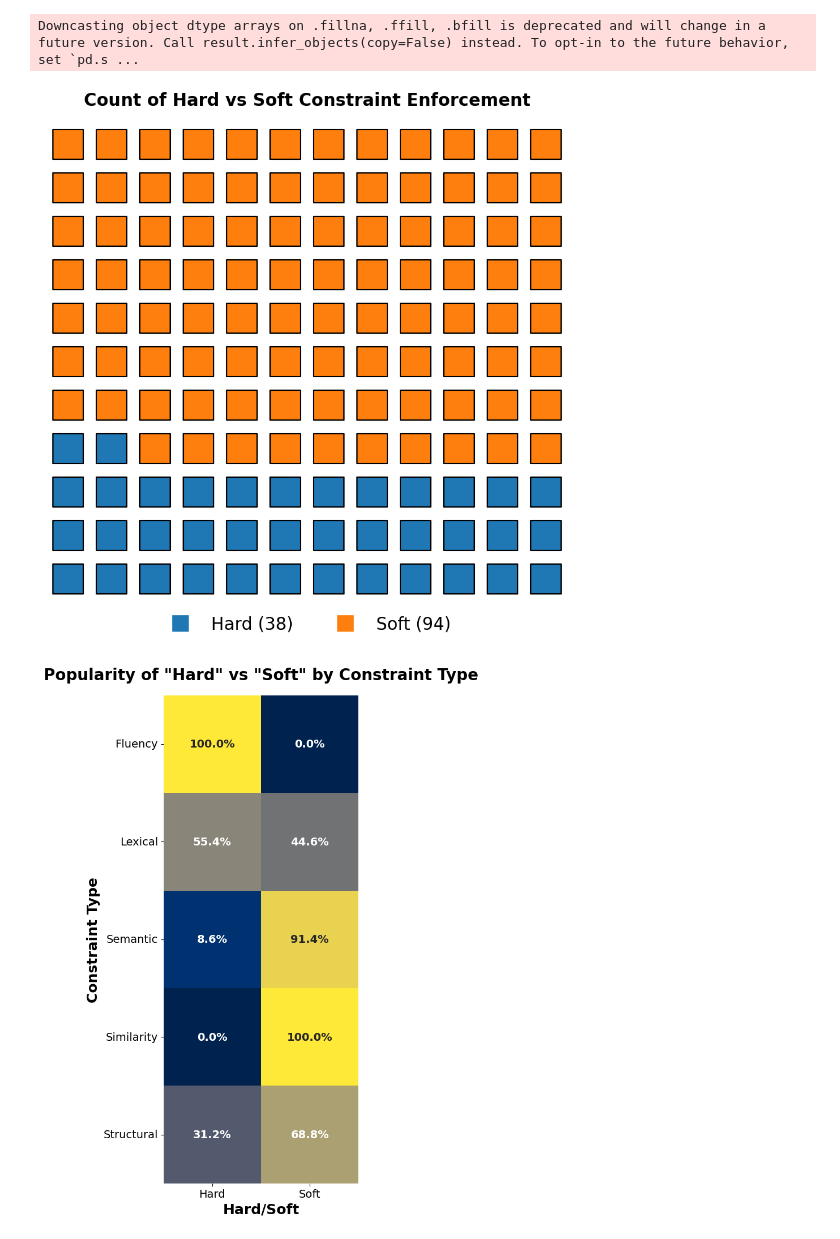
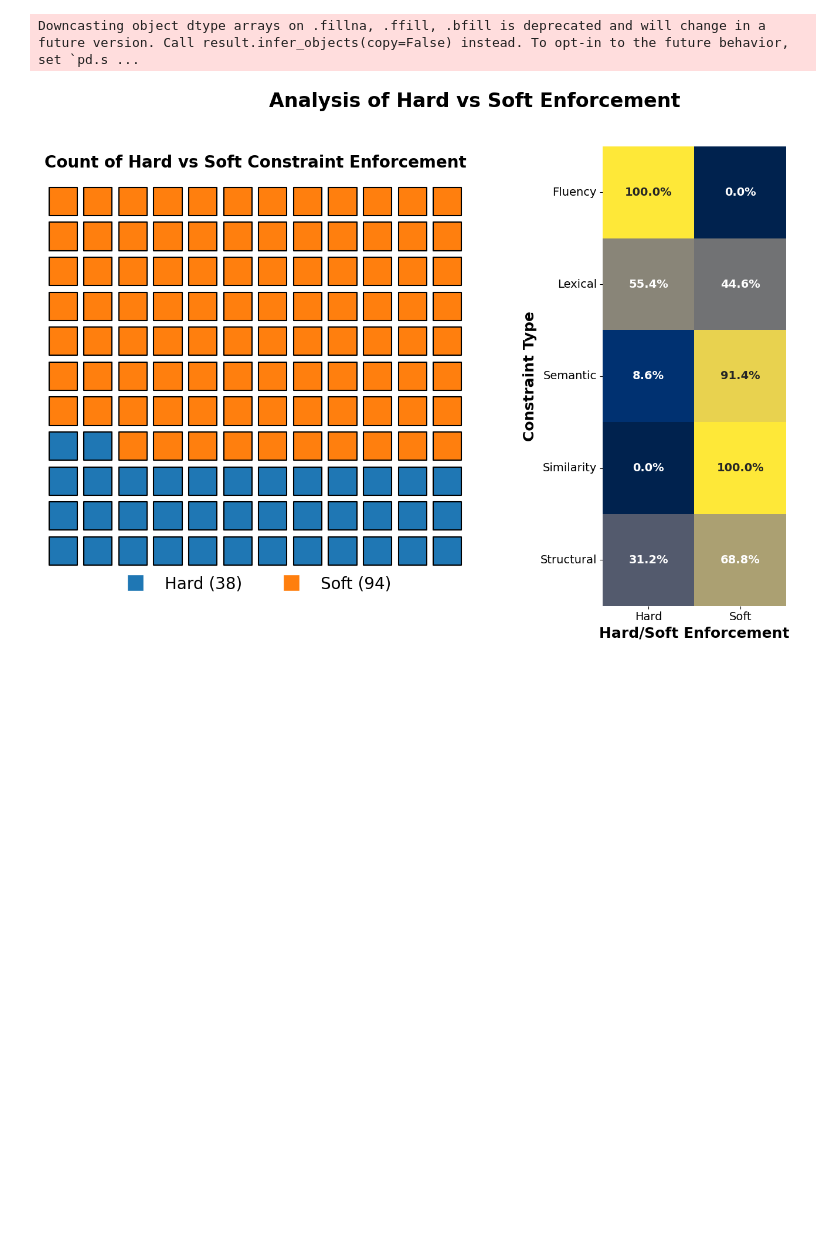
Before and after one commit to JosephMuddle/lit-review-papers, a Jupyter notebook: data_analysis.ipynb, the cells around one changed output. Saved outputs shown, nothing was run; the diff lists cells and outputs as text; code cells hidden in the pictures; blank space fills up the shorter version.

Commit message:
more data analysis

```diff
--- a/data_analysis.ipynb
+++ b/data_analysis.ipynb
@@ -770,11 +770,15 @@ crosstab_ct = pd.crosstab(exploded_hs_df['Constraint Types'], exploded_hs_df['Ha
 # Normalize the data to get percentages for each constraint type.
 crosstab_ct_percent = crosstab_ct.div(crosstab_ct.sum(axis=1), axis=0) * 100
 
-# --- Visualization 1: Waffle Chart ---
+# --- Visualization ---
 
-# Create a figure for the waffle chart.
-fig1, ax1 = plt.subplots(figsize=(12, 10))
+# Create a figure with two subplots side-by-side.
+fig, axes = plt.subplots(1, 2, figsize=(15, 10))
+fig.suptitle('Analysis of Hard vs Soft Enforcement', fontsize=24, weight='bold')
 
+# --- Subplot 1: Waffle Chart ---
+
+ax1 = axes[0]
 total_squares = hard_count + soft_count
 # Arrange squares in a roughly square grid.
 cols = int(np.ceil(np.sqrt(total_squares)))
@@ -798,40 +802,38 @@ ax1.axis('off')
 # Create a custom legend for the waffle chart.
 legend_elements = [Line2D([0], [0], marker='s', color='w', label=f'Hard ({hard_count})',
                           markerfacecolor='#1f77b4', markersize=20),
                    Line2D([0], [0], marker='s', color='w', label=f'Soft ({soft_count})',
                           markerfacecolor='#ff7f0e', markersize=20)]
 ax1.legend(handles=legend_elements, loc='lower center', bbox_to_anchor=(0.5, -0.1), ncol=2, fontsize=20, frameon=False)
 
-plt.show()
+# --- Subplot 2: Heatmap ---
 
-# --- Visualization 2: Heatmap ---
-
-# Create a new figure for the heatmap.
-fig2, ax2 = plt.subplots(figsize=(12, 10))
+ax2 = axes[1]
 
 # Format the data with a percentage sign for annotations
 annot_labels = crosstab_ct_percent.applymap(lambda x: f'{x:.1f}%')
 
 sns.heatmap(
     crosstab_ct_percent,
     annot=annot_labels,
     fmt='',
     cmap='cividis',
     ax=ax2,
     edgecolor="white",
     cbar=False,
     annot_kws={"size": 14, "weight": "bold"}
 )
 
-ax2.set_title('Popularity of "Hard" vs "Soft" by Constraint Type', fontsize=20, weight='bold', pad=20)
-ax2.set_xlabel('Hard/Soft', fontsize=18, weight='bold')
+ax2.set_xlabel('Hard/Soft Enforcement', fontsize=18, weight='bold')
 ax2.set_ylabel('Constraint Type', fontsize=18, weight='bold')
 ax2.tick_params(axis='y', rotation=0, labelsize=14)
 ax2.tick_params(axis='x', labelsize=14)
 ax2.set_aspect('equal')
 
-plt.tight_layout()
+# --- Final Layout Adjustments ---
+
+plt.subplots_adjust(wspace=0.1)
+plt.tight_layout(rect=[0, 0.03, 1, 0.95])
 plt.show()
 # %% [output]
-[figure, old version]
+[figure, new version]
-[figure, removed]
```
Also changed, not shown: 2 other files.
